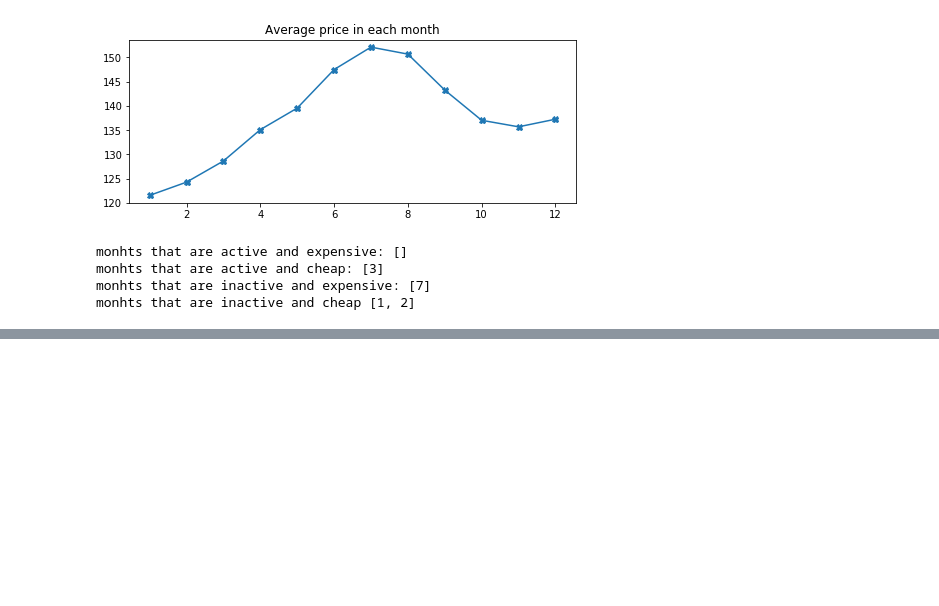
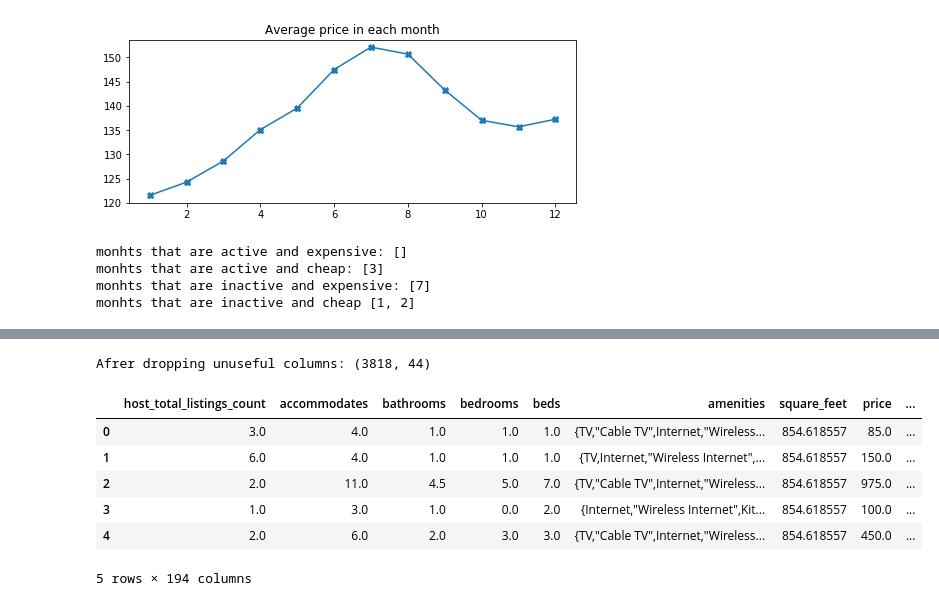
Before and after one commit to KashiNawaz/Udacity_DataScientist-_Nanodegree, a Jupyter notebook: Data Scientist Nanodegree/Writing a Data Science Blog Post/Seattle Data Analysis.ipynb, the cells around one changed output, grey strips where cells are left out. Cells and saved outputs as stored; diff of their text form; code cells hidden in the pictures; blank space fills up the shorter version.

```diff
--- a/Data Scientist Nanodegree/Writing a Data Science Blog Post/Seattle Data Analysis.ipynb
+++ b/Data Scientist Nanodegree/Writing a Data Science Blog Post/Seattle Data Analysis.ipynb
@@ -417,0 +448,53 @@ monhts that are inactive and cheap [1, 2]
+# %%
+# drop unnecessary columns
+drop_columns=['host_listings_count','calculated_host_listings_count','host_neighbourhood',
+'neighbourhood','neighbourhood_cleansed','host_since','first_review','last_review','scrape_id',
+ 'last_scraped','experiences_offered','market','country_code', 'country', 'has_availability',
+'calendar_last_scraped','requires_license','license','jurisdiction_names','listing_url',
+ 'thumbnail_url','medium_url','picture_url','xl_picture_url','host_url','host_thumbnail_url',
+ 'host_picture_url','host_id', 'host_name','host_location','host_about',
+'host_response_time','host_acceptance_rate','host_verifications',
+'street','city','state','smart_location','id','name', 'summary', 'space',
+'description', 'neighborhood_overview','notes', 'transit','latitude','longitude']
+df_listings.drop(columns=drop_columns, axis=1, inplace=True)
+print("Afrer dropping unuseful columns:",df_listings.shape)
+# %% [output]
+Afrer dropping unuseful columns: (3818, 44)
+# %%
+# Change the type of price features to float
+price_cols=['price','weekly_price','monthly_price','security_deposit','cleaning_fee','extra_people']
+df_listings[price_cols]=df_listings[price_cols].apply(lambda x: pd.to_numeric(x.str.translate({ord(i): None for i in '$,'})))
+# %%
+# Handle missing data by using Imputation
+
+# categorical data
+imp_obj= SimpleImputer(missing_values=np.nan, strategy='most_frequent')
+obj_cols = df_listings.select_dtypes(include=['object']).columns
+df_listings[obj_cols]= pd.DataFrame(data=imp_obj.fit_transform(df_listings[obj_cols]),
+                                         index=df_listings[obj_cols].index, columns=obj_cols)
+
+# numeric data
+imp_num= SimpleImputer(missing_values=np.nan, strategy='mean')
+num_cols = df_listings.drop(columns=['price']).select_dtypes(include=['float64', 'int64']).columns
+df_listings[num_cols]= pd.DataFrame(data=imp_num.fit_transform(df_listings[num_cols]),
+                                         index=df_listings[num_cols].index, columns=num_cols)
+# %%
+# Encode categorical variables
+cat_vars = ['host_response_rate', 'host_is_superhost','host_has_profile_pic', 'host_identity_verified',
+            'neighbourhood_group_cleansed', 'zipcode', 'is_location_exact','property_type', 'room_type',
+            'bed_type','calendar_updated', 'instant_bookable', 'cancellation_policy',
+            'require_guest_profile_picture', 'require_guest_phone_verification']
+
+for var in  cat_vars:
+    df_listings = pd.concat([df_listings.drop(var, axis=1),
+                                    pd.get_dummies(df_listings[var], prefix=var, prefix_sep='_', drop_first=False)],
+                                   axis=1)
+df_listings.head()
+# %% [output]
+|  | host_total_listings_count | accommodates | bathrooms | bedrooms | beds | amenities | square_feet | price | ... |
+| 0 | 3.0 | 4.0 | 1.0 | 1.0 | 1.0 | {TV,"Cable TV",Internet,"Wireless... | 854.618557 | 85.0 | ... |
+| 1 | 6.0 | 4.0 | 1.0 | 1.0 | 1.0 | {TV,Internet,"Wireless Internet",... | 854.618557 | 150.0 | ... |
+| 2 | 2.0 | 11.0 | 4.5 | 5.0 | 7.0 | {TV,"Cable TV",Internet,"Wireless... | 854.618557 | 975.0 | ... |
+| 3 | 1.0 | 3.0 | 1.0 | 0.0 | 2.0 | {Internet,"Wireless Internet",Kit... | 854.618557 | 100.0 | ... |
+| 4 | 2.0 | 6.0 | 2.0 | 3.0 | 3.0 | {TV,"Cable TV",Internet,"Wireless... | 854.618557 | 450.0 | ... |
+5 rows × 194 columns
```
Also changed, not shown: parts of 14 cells of this notebook.
